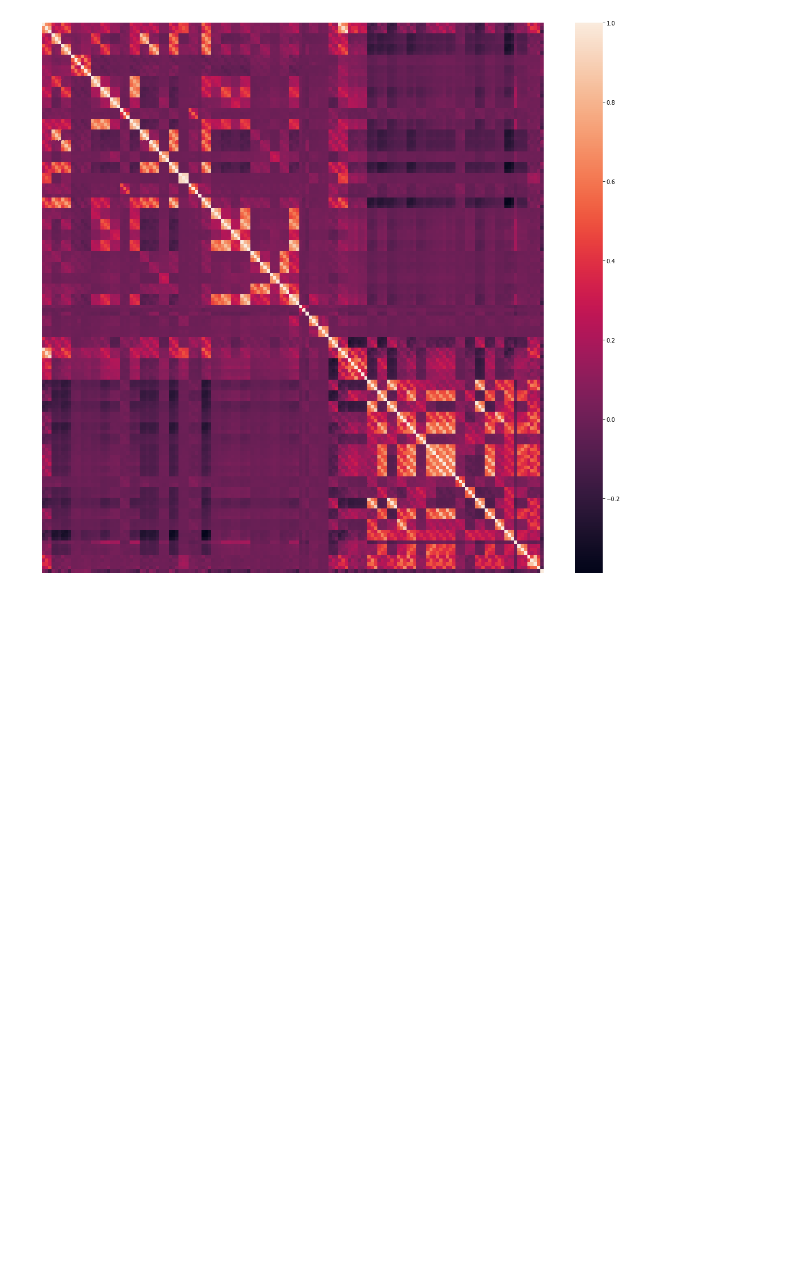
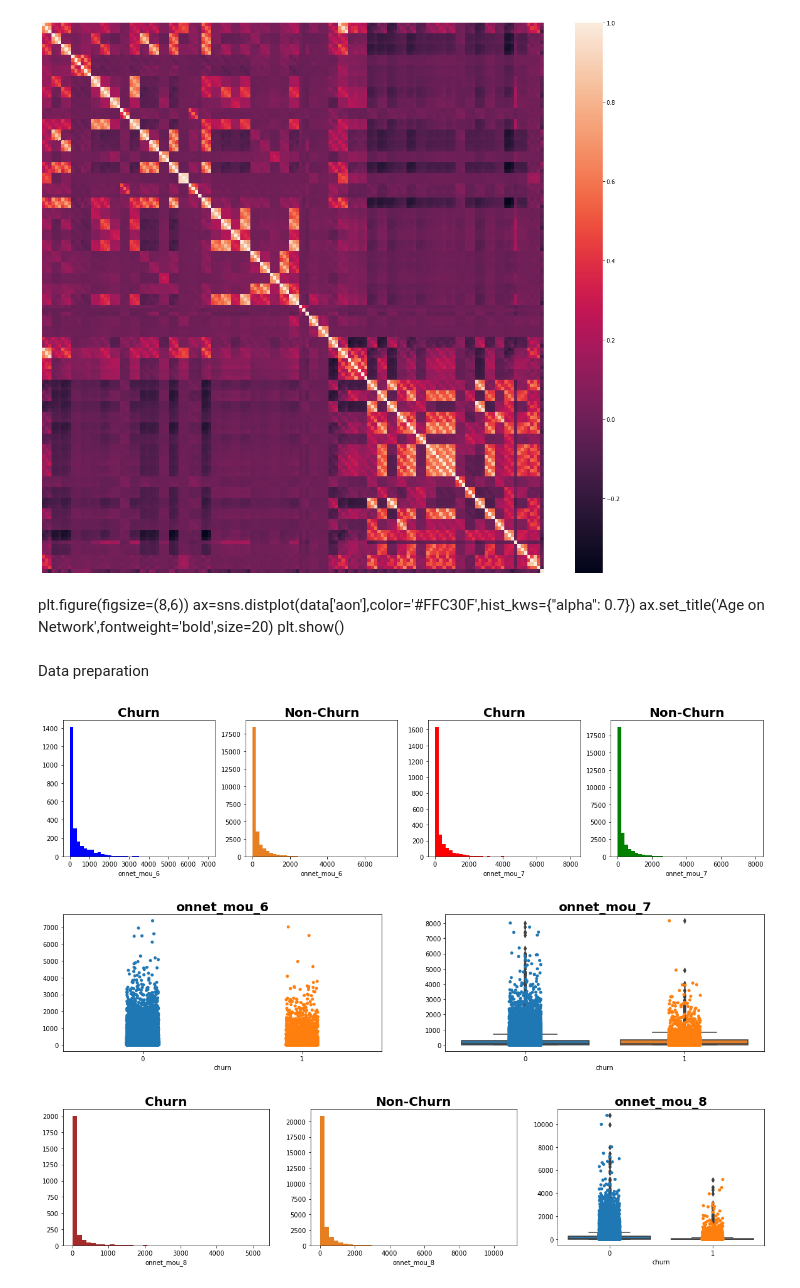
Before and after one commit to emmanuelidehen/MachineLearningModels, a Jupyter notebook: ChunCustomers.ipynb, the cells around one changed output. Cells and saved outputs as stored; diff of their text form; code cells hidden in the pictures; blank space fills up the shorter version.

```diff
--- a/ChunCustomers.ipynb
+++ b/ChunCustomers.ipynb
@@ -327,5 +327,7 @@ plt.show()
-# %%
-plt.figure(figsize=(8,6))
-ax=sns.distplot(telecom['aon'],color='#FFC30F',hist_kws={"alpha": 0.7})
-ax.set_title('Age on Network',fontweight='bold',size=20)
-plt.show()
+# %% [markdown]
+plt.figure(figsize=(8,6))
+ax=sns.distplot(data['aon'],color='#FFC30F',hist_kws={"alpha": 0.7})
+ax.set_title('Age on Network',fontweight='bold',size=20)
+plt.show()
+# %% [markdown]
+Data preparation
@@ -331,0 +345,41 @@ plt.show()
+# %%
+def dist_box_plot(df,col1,col2,col3):
+    fig, axes = plt.subplots(nrows=1, ncols=4,figsize=(20, 4))
+    ax = sns.distplot(df[df['churn']==1][col1], bins = 40, ax = axes[0], kde = False,\
+                      color= 'blue',hist_kws={"alpha": 1})
+    ax.set_title('Churn',fontweight='bold',size=20)
+    ax = sns.distplot(df[df['churn']==0][col1], bins = 40, ax = axes[1], kde = False,\
+                     color='#E67E22',hist_kws={"alpha": 1})
+    ax.set_title('Non-Churn',fontweight='bold',size=20)
+    ax = sns.distplot(df[df['churn']==1][col2], bins = 40, ax = axes[2], kde = False,\
+                     color='red',hist_kws={"alpha": 1})
+    ax.set_title('Churn',fontweight='bold',size=20)
+    ax = sns.distplot(df[df['churn']==0][col2], bins = 40, ax = axes[3], kde = False,\
+                     color='green',hist_kws={"alpha": 1})
+    ax.set_title('Non-Churn',fontweight='bold',size=20)
+    fig, axes = plt.subplots(nrows=1, ncols=2,figsize=(20, 4))
+    ax=sns.stripplot(x='churn', y=col1, data=df, jitter=True, edgecolor="gray",ax=axes[0])
+    ax.yaxis.label.set_visible(False)
+    ax.set_title(col1,fontweight='bold',size=20)
+    ax=sns.boxplot(x='churn', y=col2, data=df,ax=axes[1])
+    ax=sns.stripplot(x='churn', y=col2, data=df, jitter=True, edgecolor="gray",ax=axes[1])
+    ax.yaxis.label.set_visible(False)
+    ax.set_title(col2,fontweight='bold',size=20)
+    fig, axes = plt.subplots(nrows=1, ncols=3,figsize=(20, 4))
+    ax = sns.distplot(df[df['churn']==1][col3], bins = 40, ax = axes[0], kde = False,\
+                     color='brown',hist_kws={"alpha": 1})
+    ax.set_title('Churn',fontweight='bold',size=20)
+    ax = sns.distplot(df[df['churn']==0][col3],bins=40, ax = axes[1], kde = False,\
+                     color='#E67E22',hist_kws={"alpha": 1})
+    ax.set_title('Non-Churn',fontweight='bold',size=20)
+    ax=sns.boxplot(x='churn', y=col3, data=df,ax=axes[2])
+    ax=sns.stripplot(x='churn', y=col3, data=df, jitter=True, edgecolor="gray",ax=axes[2])
+    ax.yaxis.label.set_visible(False)
+    ax.set_title(col3,fontweight='bold',size=20)
+    plt.show()
+# %%
+dist_box_plot(data,'onnet_mou_6','onnet_mou_7','onnet_mou_8')
+# %% [output]
+[figure, added]
+[figure, added]
+[figure, added]
```
Also changed, not shown: parts of 28 cells of this notebook.
